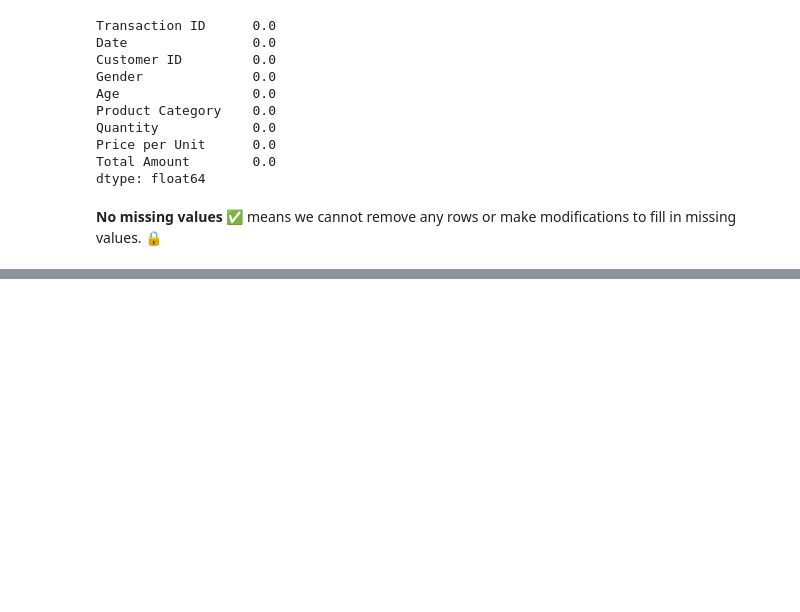
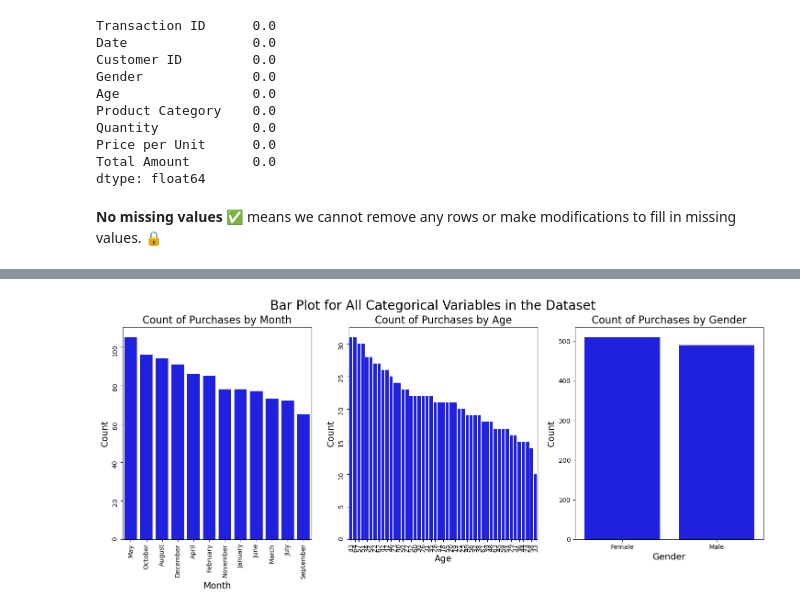
Before and after one commit to Team9DSI/Retail-Sales-and-Customer-Demographics, a Jupyter notebook: data/processed/EDA_Srujana.ipynb, the cells around one changed output, grey strips where cells are left out. Drawn from its saved outputs; the diff is of its cells as text; code cells hidden in the pictures; blank space fills up the shorter version.

```diff
--- a/data/processed/EDA_Srujana.ipynb
+++ b/data/processed/EDA_Srujana.ipynb
@@ -123,0 +192,34 @@ Numerical Variables:
+# %%
+# Create subplots in one row
+fig, axes = plt.subplots(1, 3, figsize=(18, 6))  # Adjusted to 1 row and 3 columns
+fig.suptitle('Bar Plot for All Categorical Variables in the Dataset', fontsize=20)
+
+# Bar plot for Date_Month
+sns.countplot(ax=axes[0], x='Date_Month', data=retail_data, color='blue',
+              order=retail_data['Date_Month'].value_counts().index)
+axes[0].set_title('Count of Purchases by Month', fontsize=16)
+axes[0].set_xlabel('Month', fontsize=14)
+axes[0].set_ylabel('Count', fontsize=14)
+
+# Bar plot for Age
+sns.countplot(ax=axes[1], x='Age', data=retail_data, color='blue',
+              order=retail_data['Age'].value_counts().index)
+axes[1].set_title('Count of Purchases by Age', fontsize=16)
+axes[1].set_xlabel('Age', fontsize=14)
+axes[1].set_ylabel('Count', fontsize=14)
+
+# Bar plot for Gender
+sns.countplot(ax=axes[2], x='Gender', data=retail_data, color='blue',
+              order=retail_data['Gender'].value_counts().index)
+axes[2].set_title('Count of Purchases by Gender', fontsize=16)
+axes[2].set_xlabel('Gender', fontsize=14)
+axes[2].set_ylabel('Count', fontsize=14)
+
+# Adjust layout to prevent overlap
+axes[0].tick_params(labelrotation=90);
+axes[1].tick_params(labelrotation=90); # Make room for the main title
+
+# Show the plots
+plt.show()
+# %% [output]
+[figure, added]
```
Also changed, not shown: parts of 8 cells of this notebook.
